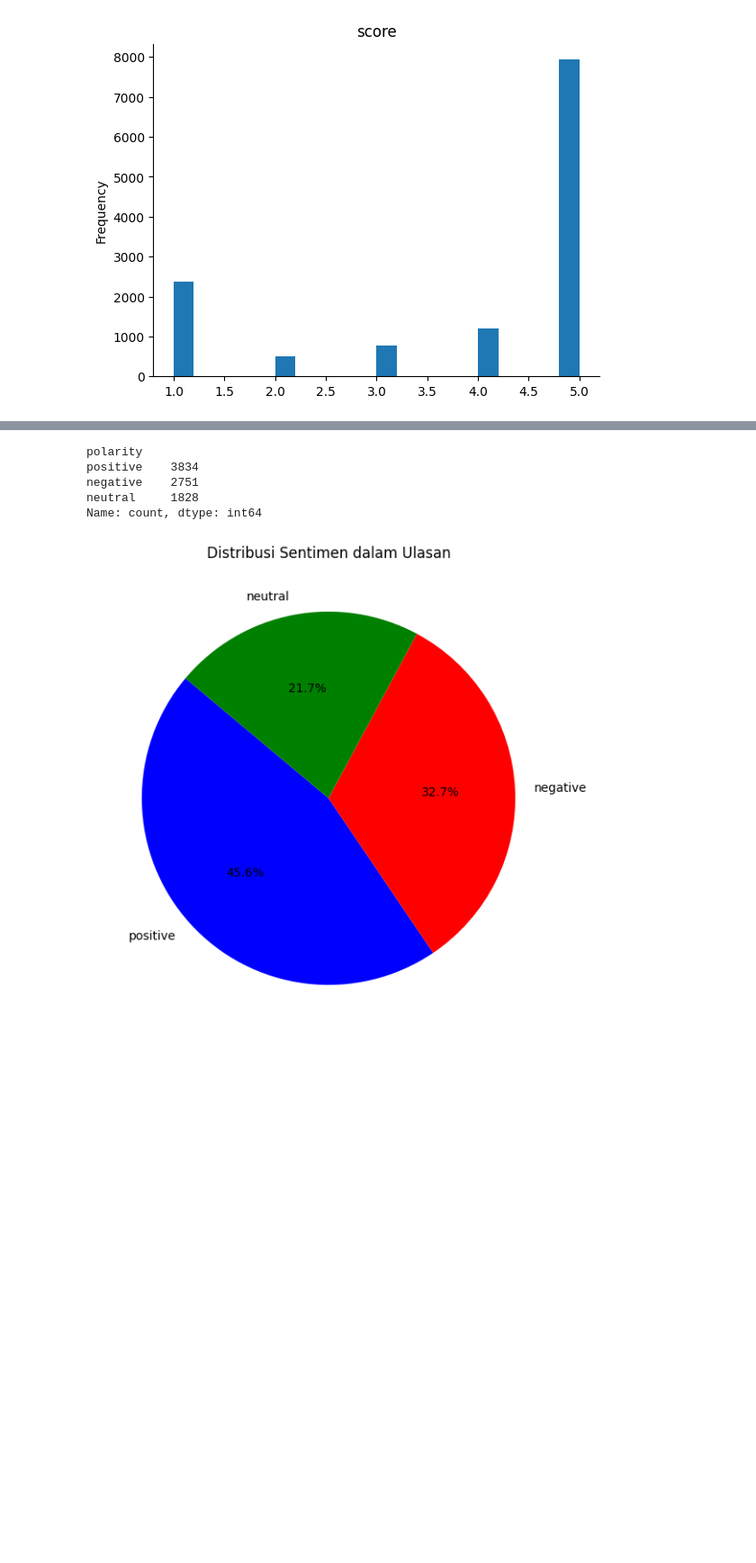
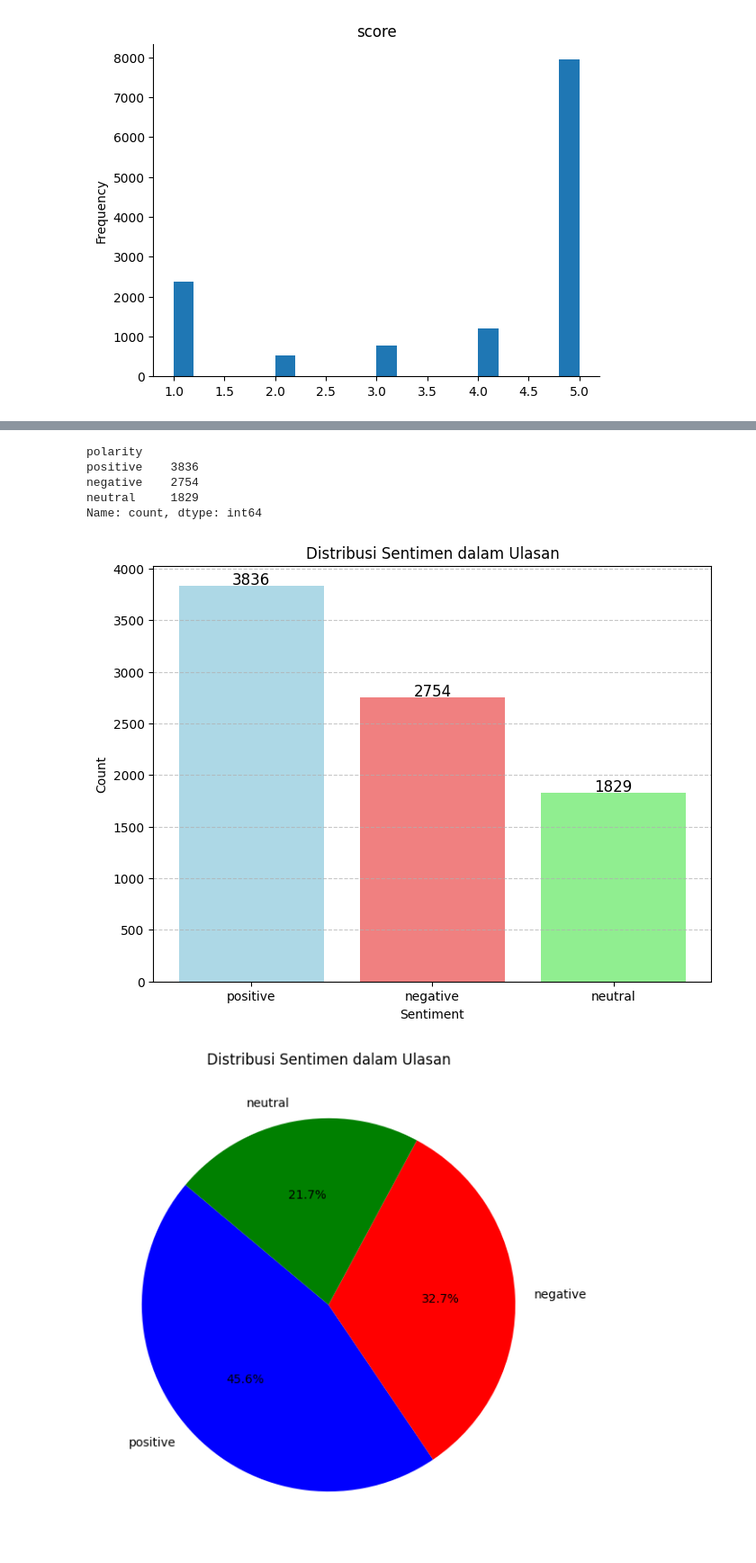
Before and after one commit to DhavaAdePratama/AnalisisSentimenStockbit, a Jupyter notebook: AnalisisSentimenStockbit.ipynb, the cells around one changed output, grey strips where cells are left out. Shown at 90% size. Drawn from its saved outputs; the diff is of its cells as text; code cells hidden in the pictures; blank space fills up the shorter version.

```diff
--- a/AnalisisSentimenStockbit.ipynb
+++ b/AnalisisSentimenStockbit.ipynb
@@ -349,16 +336,38 @@ def sentiment_analysis_lexicon_indonesia(text):
 
     return score, polarity
     # Mengembalikan skor sentimen dan polaritas teks
-# %%
-results = clean_df['text_stopword'].apply(sentiment_analysis_lexicon_indonesia)
-results = list(zip(*results))
-clean_df['polarity_score'] = results[0]
-clean_df['polarity'] = results[1]
-print(clean_df['polarity'].value_counts())
-# %% [output]
-polarity
-positive    3834
-negative    2751
-neutral     1828
-Name: count, dtype: int64
+# %%
+results = clean_df['text_stopword'].apply(sentiment_analysis_lexicon_indonesia)
+results = list(zip(*results))
+clean_df['polarity_score'] = results[0]
+clean_df['polarity'] = results[1]
+print(clean_df['polarity'].value_counts())
+
+# Hitung jumlah masing-masing kategori sentimen
+sentiment_counts = clean_df['polarity'].value_counts()
+
+# Warna untuk setiap kategori
+colors = ['lightblue', 'lightcoral', 'lightgreen']
+
+# Membuat bar chart
+plt.figure(figsize=(8, 6))
+plt.bar(sentiment_counts.index, sentiment_counts.values, color=colors)
+plt.xlabel('Sentiment')
+plt.ylabel('Count')
+plt.title('Distribusi Sentimen dalam Ulasan')
+plt.xticks(rotation=0)
+plt.grid(axis='y', linestyle='--', alpha=0.7)
+
+# Menampilkan jumlah di atas tiap bar
+for i, v in enumerate(sentiment_counts.values):
+    plt.text(i, v + 10, str(v), ha='center', fontsize=12)
+
+plt.show()
+# %% [output]
+polarity
+positive    3836
+negative    2754
+neutral     1829
+Name: count, dtype: int64
+[figure, added]
 # %%
```
Also changed, not shown: parts of 14 cells of this notebook.
